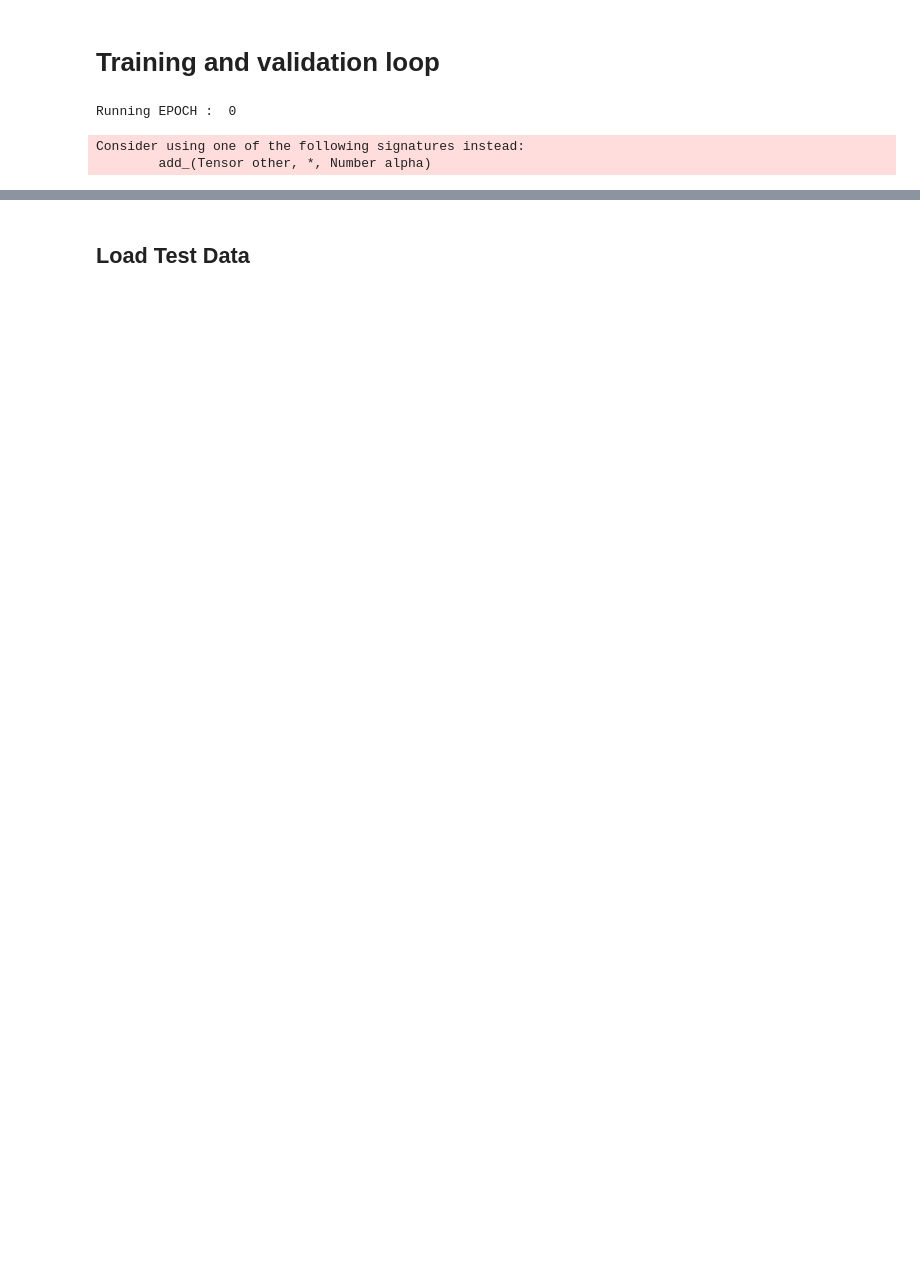
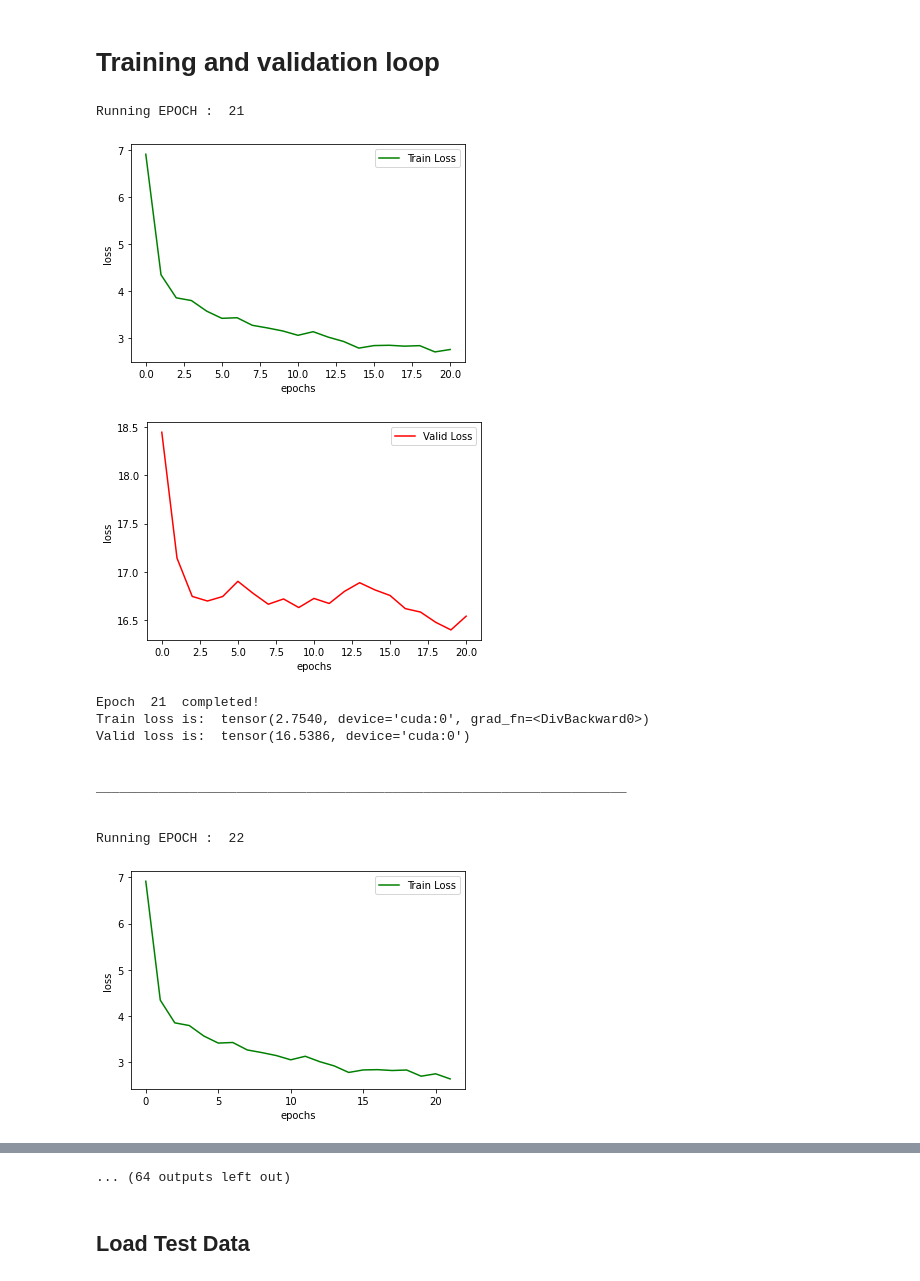
Before and after one commit to codekali/Neural-SC-Descriptor, a Jupyter notebook: SecondTrial.ipynb, the cells around one changed output, grey strips where cells are left out. Cells and saved outputs as stored; diff of their text form; code cells hidden in the pictures; blank space fills up the shorter version.

```diff
--- a/SecondTrial.ipynb
+++ b/SecondTrial.ipynb
@@ -44,7 +48,7 @@ from tqdm.notebook import tqdm
 from src import utils
 from transformers import T5Tokenizer, T5ForConditionalGeneration
 
-model_path = "models/checkpoint.pth"
+model_path = "checkpoint.pth"
 # %% [markdown]
 # Retrieve training and validation data from google drive
 # %%
@@ -95,11 +105,15 @@ params = {'batch_size': 4,
           'shuffle': True,
           'num_workers': 2}
 
+params_valid = {'batch_size': 4,
+          'shuffle': False,
+          'num_workers': 2}
+
 training_set = Dataset(X_train,Y_train)
 training_generator = data.DataLoader(training_set, **params)
 
 validation_set = Dataset(X_valid,Y_valid)
-validation_generator = data.DataLoader(validation_set, **params)
+validation_generator = data.DataLoader(validation_set, **params_valid)
 
 num_epoch = 20
 # %% [output]
@@ -145,18 +162,19 @@ epoch = 0
 # %%
-if path.exists(model_path):
+model_location = "models/" + model_path
+
+if path.exists(model_location):
 
   #load saved model from the drive
-  checkpoint = torch.load(model_path)
+  checkpoint = torch.load(model_location)
   epoch = checkpoint['epoch']
   model.load_state_dict(checkpoint["state_dict"])
   optimizer.load_state_dict(checkpoint['optimizer'])
   loss_train = checkpoint['trainloss']
   loss_valid = checkpoint['validloss']
   print(">>> loaded saved checkpoint from epoch ", epoch)
-  print(">>> Saved model ")
   model.eval()
   model = model.to(device)
 
 else:
-  print(">>> loaded from pre-trained model ")
+  print(">>> loaded from downloaded model ")
 # %% [output]
@@ -174,50 +190,82 @@ plt.show()
 # %% [markdown]
 # Training and validation loop
 # %%
-while epoch < num_epoch:
+while epoch < 45:
 
   trainloss = 0
   validloss = 0
-  print("Running EPOCH : ", epoch)
+  print("Running EPOCH : ", epoch+1)
   """Training"""
   for local_batch, local_labels in tqdm(training_generator):
-    model.zero_grad()
+
+    optimizer.zero_grad()
+
     """Forward Function Implementation"""
     input_ids = tokenizer.batch_encode_plus(local_batch, return_tensors="pt",pad_to_max_length=True)
     label = tokenizer.batch_encode_plus(local_labels, return_tensors="pt",pad_to_max_length=True)
+    model.train()
     outputs = model(input_ids=(input_ids['input_ids']).to(device), lm_labels=(label['input_ids']).to(device),attention_mask=(input_ids['attention_mask']).to(device))
-    trainloss = outputs[0]
+    loss = outputs[0]
     """Forward Function Ends here"""
+
     """Loss and optimizer"""
-    trainloss.backward()
+    loss.backward()
     optimizer.step()
 
+    trainloss += loss
+
+  trainloss = trainloss/len(training_generator)
   loss_train.append(trainloss)
 
   """Validation"""
   with torch.set_grad_enabled(False):
     for local_batch, local_labels in tqdm(validation_generator):
       input_ids = tokenizer.batch_encode_plus(local_batch, return_tensors="pt",pad_to_max_length=True)
       label = tokenizer.batch_encode_plus(local_labels, return_tensors="pt",pad_to_max_length=True)
       model.eval()
       outputs = model(input_ids=(input_ids['input_ids']).to(device), lm_labels=(label['input_ids']).to(device))
       validloss += outputs[0]
   validloss = validloss / len(validation_generator)
   loss_valid.append(validloss)
-  print("\nEpoch ", epoch, " completed! \nTrain loss is: ", trainloss, "\nValid loss is: ", validloss)
+
+  plt.xlabel("epochs")
+  plt.ylabel("loss")
+  plt.plot(loss_train, color='green', label="Train Loss")
+  plt.legend()
+  plt.show()
+
+  plt.xlabel("epochs")
+  plt.ylabel("loss")
+  plt.plot(loss_valid, color='red', label="Valid Loss")
+  plt.legend()
+  plt.show()
+
+  print("\nEpoch ", epoch+1, " completed! \nTrain loss is: ", trainloss, "\nValid loss is: ", validloss)
+  print("\n\n____________________________________________________________________\n\n")
 
   """Save states"""
   states = {
           'epoch': epoch + 1,
           'state_dict': model.state_dict(),
           'optimizer': optimizer.state_dict(),
           'trainloss': loss_train,
           'validloss': loss_valid
       }
-  torch.save(states, model_path)
+  torch.save(states, "models/" + model_path)
+  #torch.save(states, "models/AfterEpoch_" + str(epoch+1) + "_" + model_path)
 
   epoch += 1
 # %% [output]
-Running EPOCH :  0
+Running EPOCH :  21
+[figure, added]
+[figure, added]
-Consider using one of the following signatures instead:
-        add_(Tensor other, *, Number alpha)
+Epoch  21  completed!
+Train loss is:  tensor(2.7540, device='cuda:0', grad_fn=<DivBackward0>)
+Valid loss is:  tensor(16.5386, device='cuda:0')
+
+
+____________________________________________________________________
+
+
+Running EPOCH :  22
+[figure, added]
@@ -224,3 +295,4 @@ Consider using one of the following signatures instead:
+... (64 outputs left out)
 # %% [markdown]
 ## Load Test Data
 # %%
```
Also changed, not shown: parts of 21 cells of this notebook.
